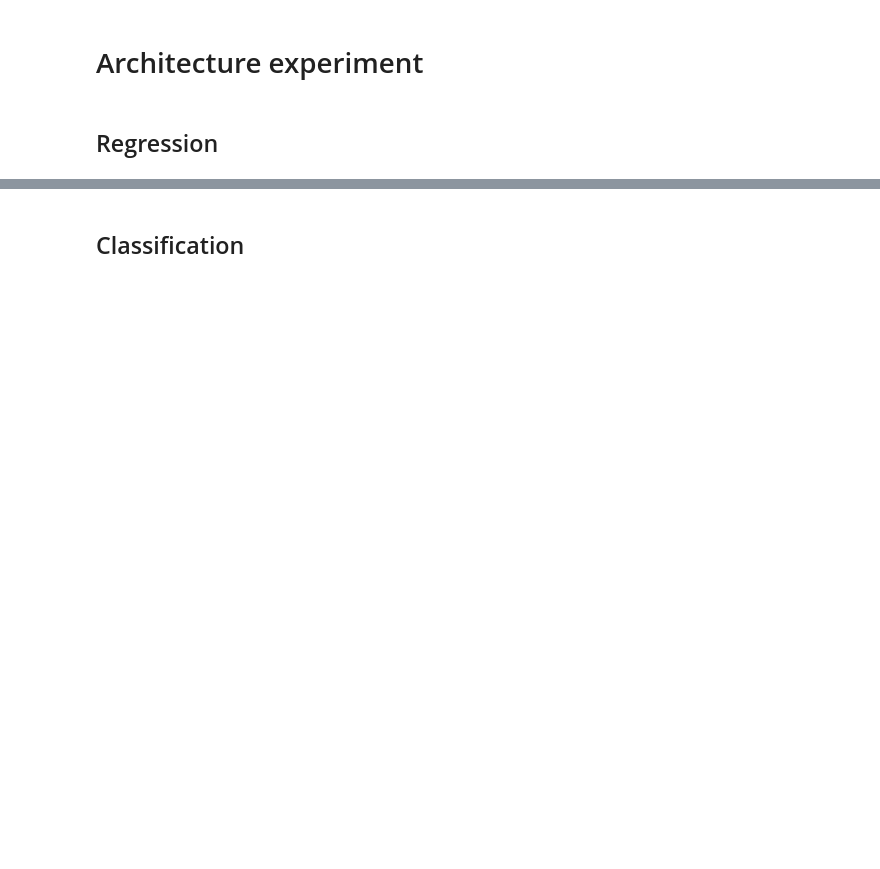
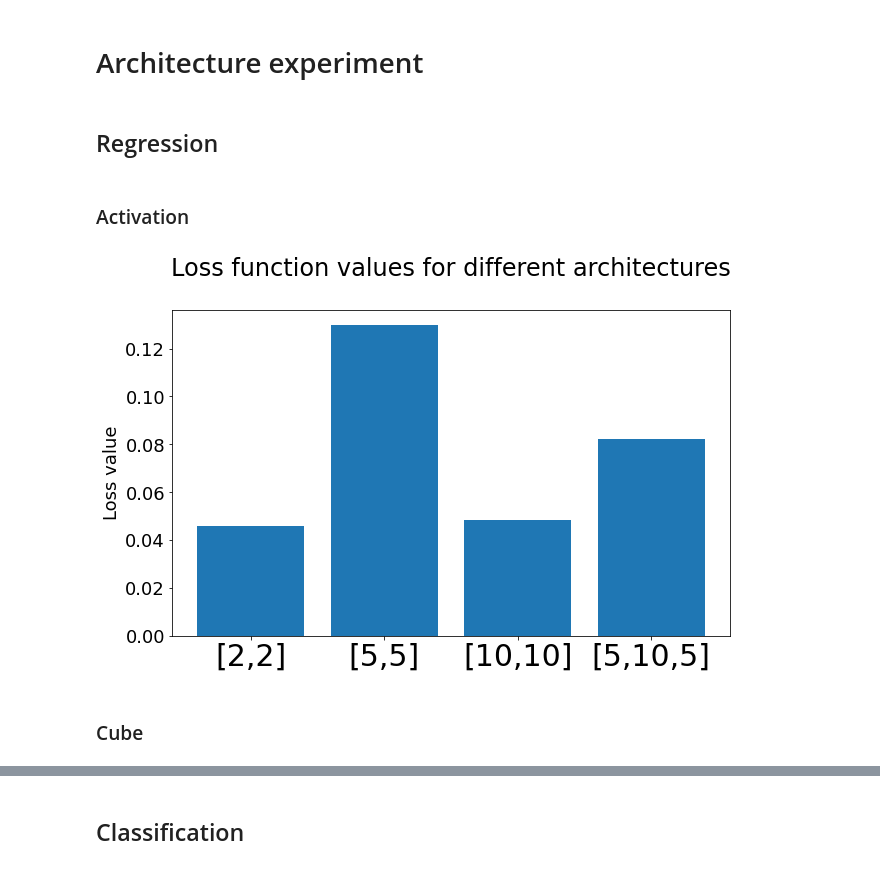
Before and after one commit to Siemashko/DL-Project-1, a Jupyter notebook: Experiment.ipynb, the cells around one changed output, grey strips where cells are left out. Drawn from its saved outputs; the diff is of its cells as text; code cells hidden in the pictures; blank space fills up the shorter version.

Commit message:
Experiment notebook with all experiments and barplots

```diff
--- a/Experiment.ipynb
+++ b/Experiment.ipynb
@@ -394,4 +349,45 @@ _ = testdata_MLP_classification(data=data,
 # %% [markdown]
 # Architecture experiment
+# %%
+# Experiment search space
+architectures = [[2,2], [5,5], [10,10], [5,10,5]]
 # %% [markdown]
 ## Regression
+# %% [markdown]
+### Activation
+# %%
+data, target, test_data, test_target = load_activation()
+results = []
+for i, hidden_layers in enumerate(architectures):
+    MSEs = []
+    for random_seed in range(3):
+        loss_values, loss_test_values, model = testdata_MLP_regression(data=data,
+                        y_train=target,
+                        test=test_data,
+                        y_test=test_target,
+                        hidden_layers=hidden_layers,
+                        weight_initialization=WeightInitialization.HE,
+                        random_seed=random_seed,
+                        activation_functions=[Activation.TANH]*len(hidden_layers) + [Activation.LINEAR],
+                        loss_function=MSE,
+                        reg_L1=0,
+                        reg_L2=0,
+                        batch_size=30,
+                        epochs=1000,
+                        learning_rate=1e-4,
+                        momentum=0.9,
+                        show_plots=False)
+        MSEs.append(loss_test_values[-1])
+    results.append(np.mean(MSEs))
+# %%
+plt.figure(figsize=(10,6))
+plt.bar(["[2,2]", "[5,5]", "[10,10]","[5,10,5]"], results)
+plt.title("Loss function values for different architectures\n", fontsize=24)
+plt.xticks(fontsize = 30)
+plt.yticks(fontsize = 18)
+plt.ylabel("Loss value", fontsize = 18)
+plt.show()
+# %% [output]
+[figure, added]
+# %% [markdown]
+### Cube
```
Also changed, not shown: parts of 37 cells of this notebook.
